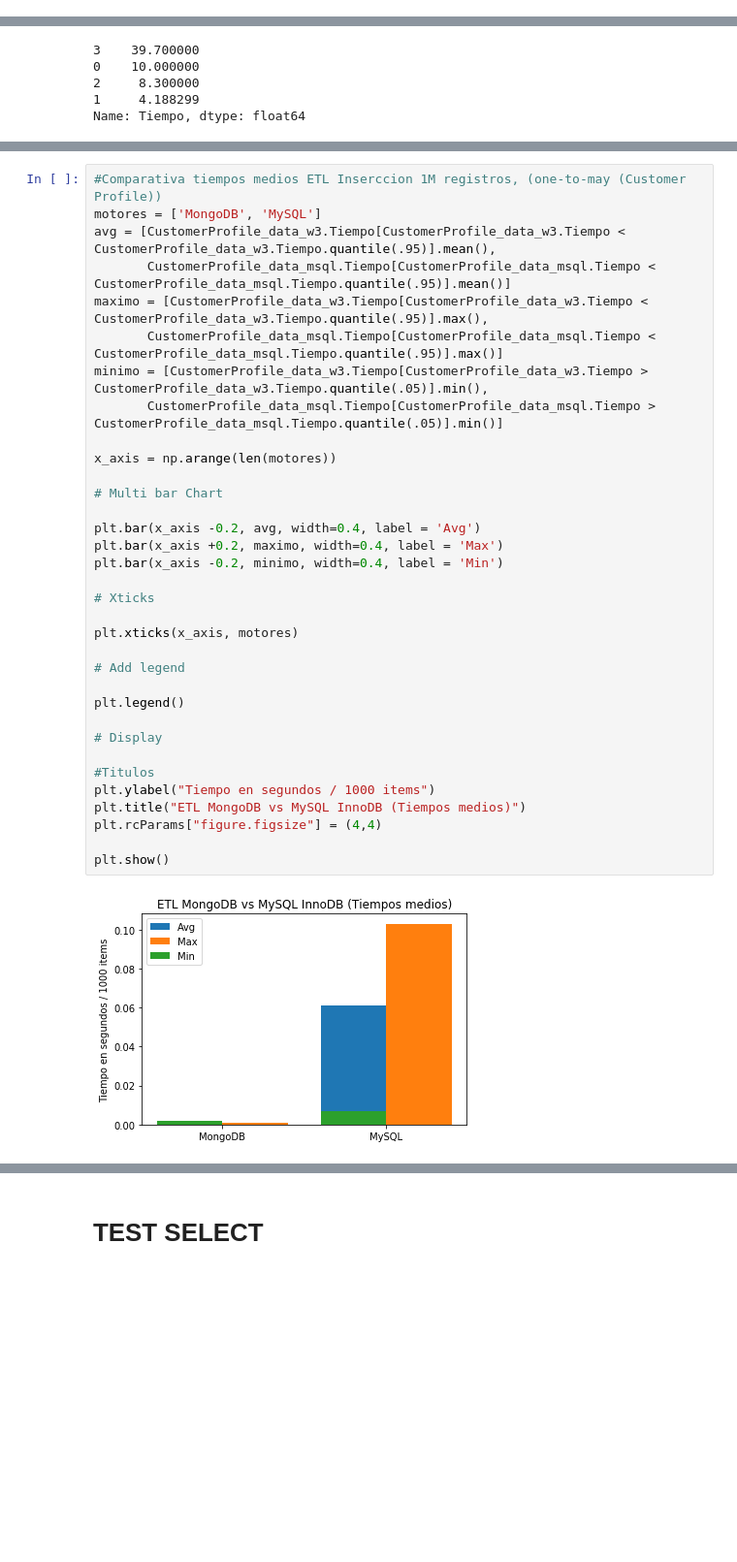
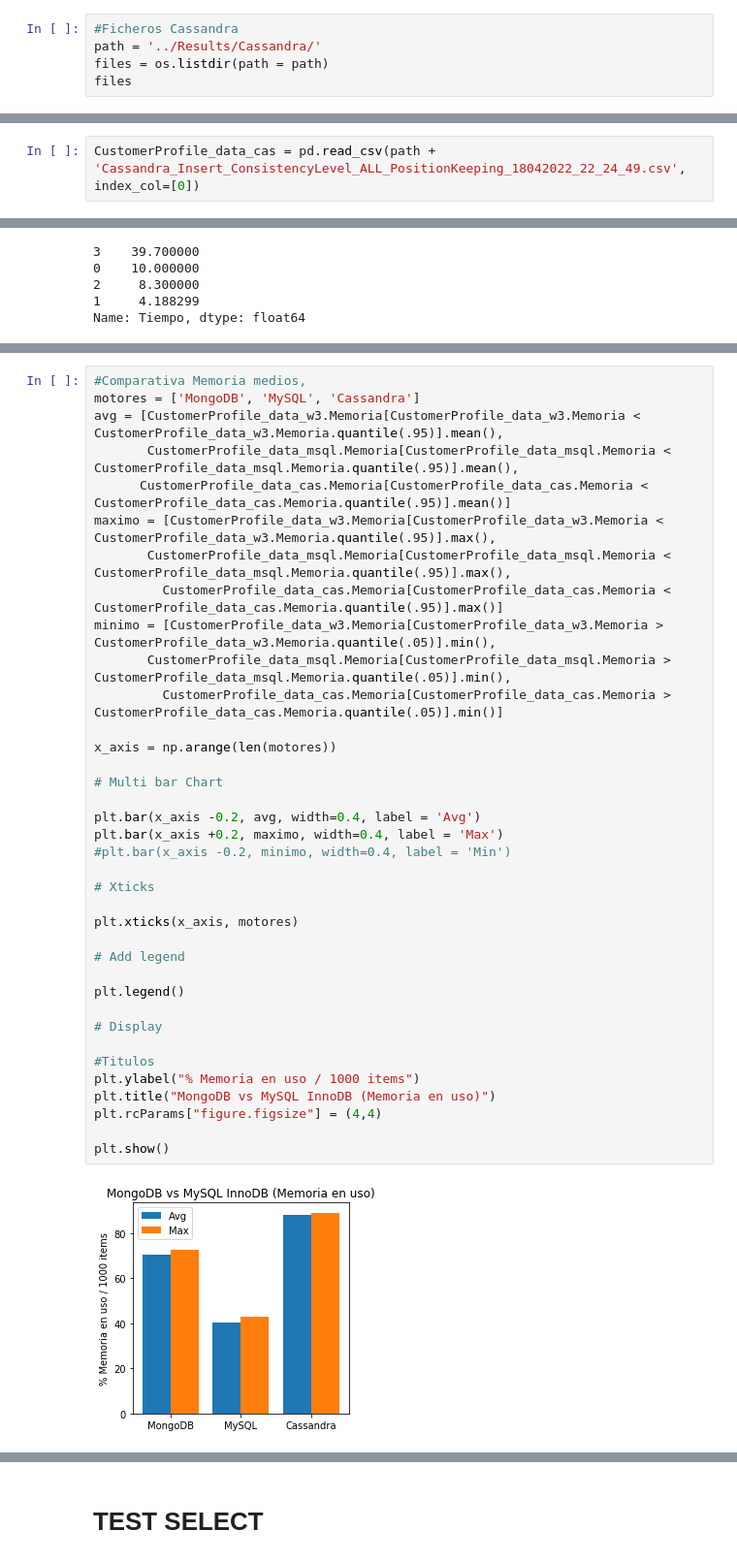
Before and after one commit to danielherranzsegundo/TFM_2022, a Jupyter notebook: Scripts/Resultados.ipynb, the cells around one changed output, grey strips where cells are left out. Shown: that part at 97% size. Saved outputs shown, nothing was run; the diff lists cells and outputs as text; blank space fills up the shorter version.

```diff
--- a/Scripts/Resultados.ipynb
+++ b/Scripts/Resultados.ipynb
@@ -14,3 +14,8 @@ from sklearn import preprocessing
 from sklearn.model_selection import KFold
 from numerize import numerize
 import seaborn as sns
+# %%
+#Ficheros Cassandra
+path = '../Results/Cassandra/'
+files = os.listdir(path = path)
+files
@@ -16,0 +44,2 @@ import seaborn as sns
+# %%
+CustomerProfile_data_cas = pd.read_csv(path + 'Cassandra_Insert_ConsistencyLevel_ALL_PositionKeeping_18042022_22_24_49.csv', index_col=[0])
@@ -180,36 +333,39 @@ Name: Tiempo, dtype: float64
 # %%
-#Comparativa tiempos medios ETL Inserccion 1M registros, (one-to-may (Customer Profile))
-motores = ['MongoDB', 'MySQL']
-avg = [CustomerProfile_data_w3.Tiempo[CustomerProfile_data_w3.Tiempo < CustomerProfile_data_w3.Tiempo.quantile(.95)].mean(),
-       CustomerProfile_data_msql.Tiempo[CustomerProfile_data_msql.Tiempo < CustomerProfile_data_msql.Tiempo.quantile(.95)].mean()]
-maximo = [CustomerProfile_data_w3.Tiempo[CustomerProfile_data_w3.Tiempo < CustomerProfile_data_w3.Tiempo.quantile(.95)].max(),
-       CustomerProfile_data_msql.Tiempo[CustomerProfile_data_msql.Tiempo < CustomerProfile_data_msql.Tiempo.quantile(.95)].max()]
-minimo = [CustomerProfile_data_w3.Tiempo[CustomerProfile_data_w3.Tiempo > CustomerProfile_data_w3.Tiempo.quantile(.05)].min(),
-       CustomerProfile_data_msql.Tiempo[CustomerProfile_data_msql.Tiempo > CustomerProfile_data_msql.Tiempo.quantile(.05)].min()]
+#Comparativa Memoria medios,
+motores = ['MongoDB', 'MySQL', 'Cassandra']
+avg = [CustomerProfile_data_w3.Memoria[CustomerProfile_data_w3.Memoria < CustomerProfile_data_w3.Memoria.quantile(.95)].mean(),
+       CustomerProfile_data_msql.Memoria[CustomerProfile_data_msql.Memoria < CustomerProfile_data_msql.Memoria.quantile(.95)].mean(),
+      CustomerProfile_data_cas.Memoria[CustomerProfile_data_cas.Memoria < CustomerProfile_data_cas.Memoria.quantile(.95)].mean()]
+maximo = [CustomerProfile_data_w3.Memoria[CustomerProfile_data_w3.Memoria < CustomerProfile_data_w3.Memoria.quantile(.95)].max(),
+       CustomerProfile_data_msql.Memoria[CustomerProfile_data_msql.Memoria < CustomerProfile_data_msql.Memoria.quantile(.95)].max(),
+         CustomerProfile_data_cas.Memoria[CustomerProfile_data_cas.Memoria < CustomerProfile_data_cas.Memoria.quantile(.95)].max()]
+minimo = [CustomerProfile_data_w3.Memoria[CustomerProfile_data_w3.Memoria > CustomerProfile_data_w3.Memoria.quantile(.05)].min(),
+       CustomerProfile_data_msql.Memoria[CustomerProfile_data_msql.Memoria > CustomerProfile_data_msql.Memoria.quantile(.05)].min(),
+         CustomerProfile_data_cas.Memoria[CustomerProfile_data_cas.Memoria > CustomerProfile_data_cas.Memoria.quantile(.05)].min()]
 
 x_axis = np.arange(len(motores))
 
 # Multi bar Chart
 
 plt.bar(x_axis -0.2, avg, width=0.4, label = 'Avg')
 plt.bar(x_axis +0.2, maximo, width=0.4, label = 'Max')
-plt.bar(x_axis -0.2, minimo, width=0.4, label = 'Min')
+#plt.bar(x_axis -0.2, minimo, width=0.4, label = 'Min')
 
 # Xticks
 
 plt.xticks(x_axis, motores)
 
 # Add legend
 
 plt.legend()
 
 # Display
 
 #Titulos
-plt.ylabel("Tiempo en segundos / 1000 items")
-plt.title("ETL MongoDB vs MySQL InnoDB (Tiempos medios)")
+plt.ylabel("% Memoria en uso / 1000 items")
+plt.title("MongoDB vs MySQL InnoDB (Memoria en uso)")
 plt.rcParams["figure.figsize"] = (4,4)
 
 plt.show()
 # %% [output]
-[figure, old version]
+[figure, new version]
```
Also changed, not shown: parts of 29 cells of this notebook, 42 other files.
